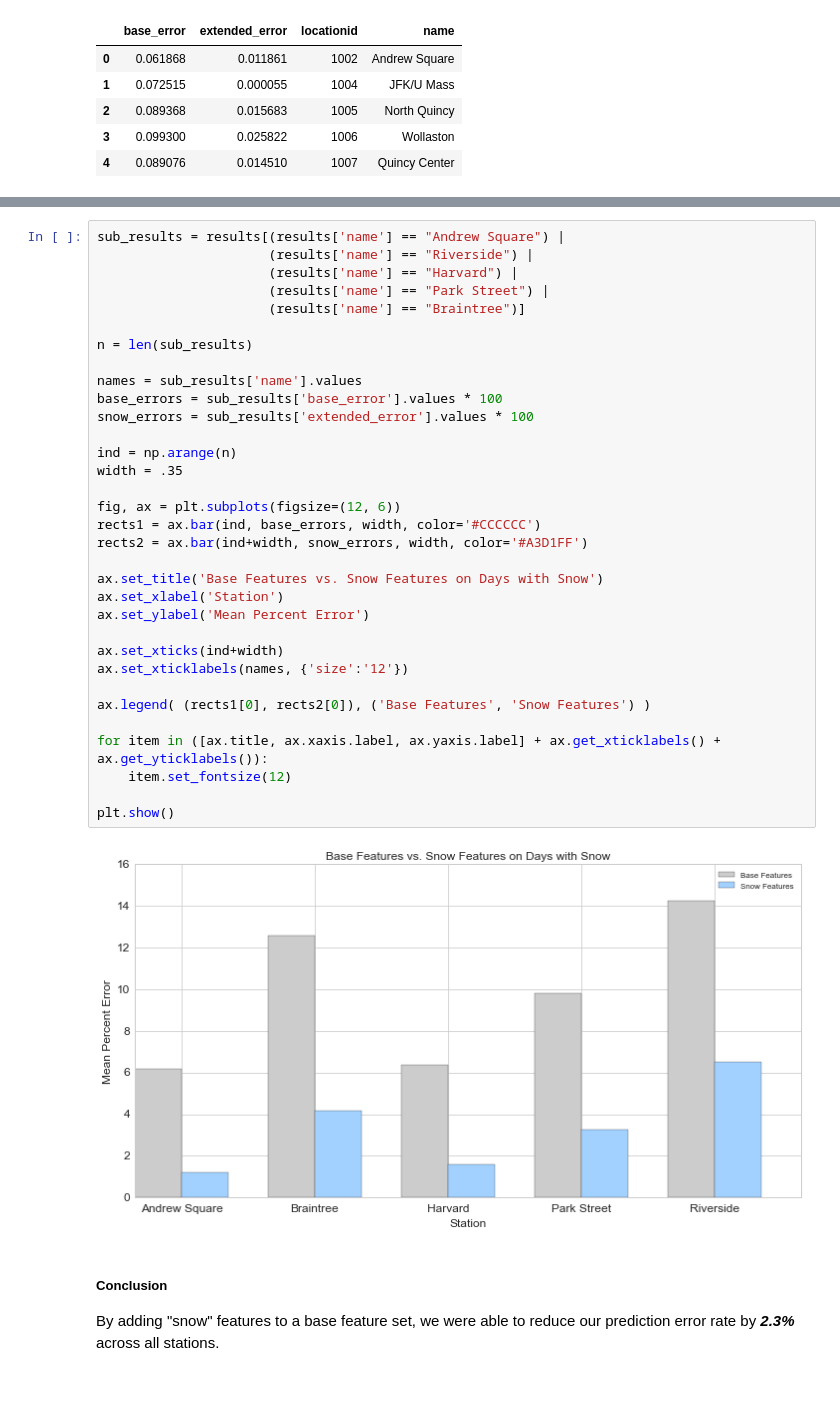
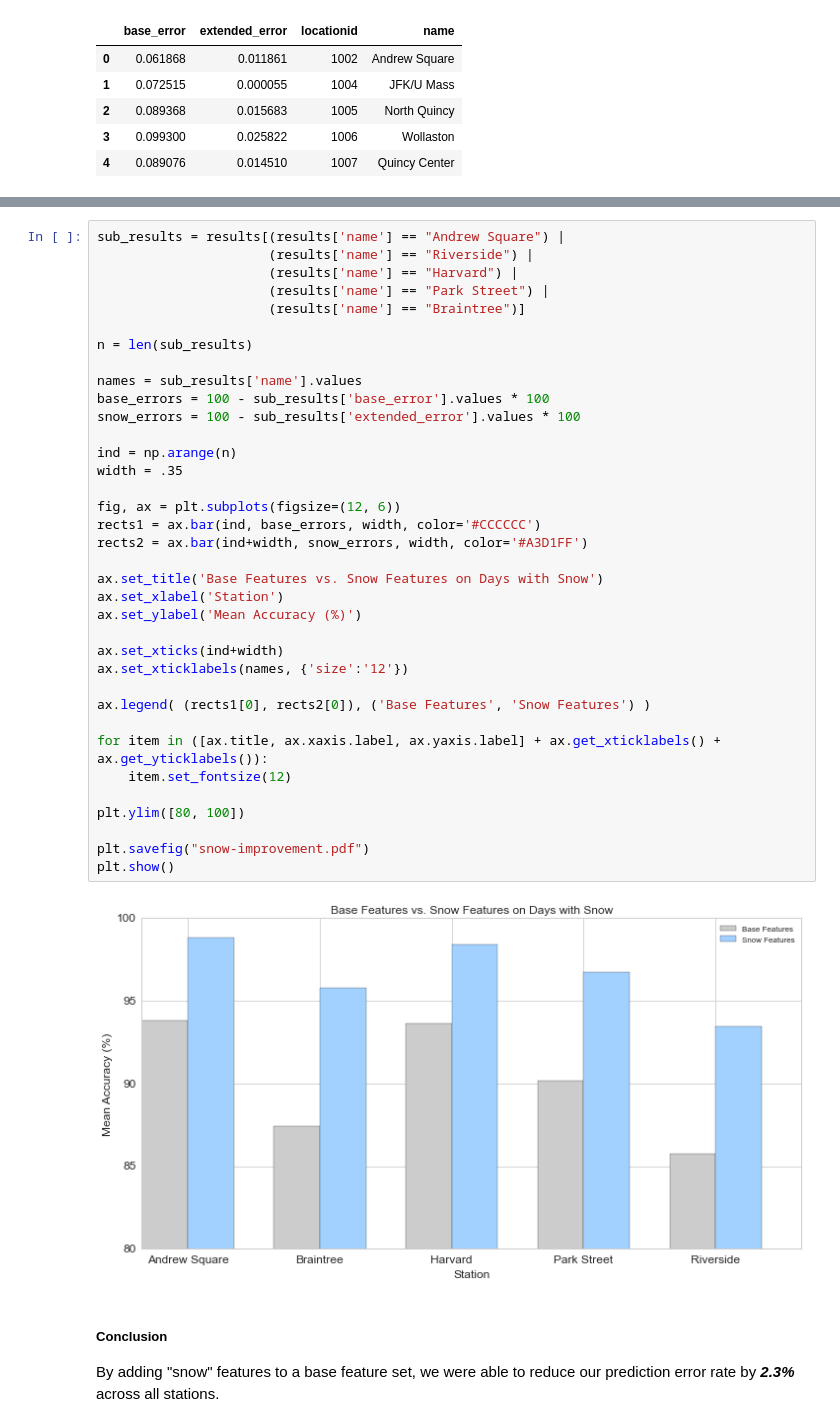
Before and after one commit to azampagl/harvard-capstone, a Jupyter notebook: src/release/Weather.ipynb, the cells around one changed output, grey strips where cells are left out. Drawn from its saved outputs; the diff is of its cells as text; blank space fills up the shorter version.

Commit message:
Added snow section to report - rough draft.

```diff
--- a/src/release/Weather.ipynb
+++ b/src/release/Weather.ipynb
@@ -972,37 +979,40 @@ Percent Error Reduction: 5.13%
 sub_results = results[(results['name'] == "Andrew Square") |
                       (results['name'] == "Riverside") |
                       (results['name'] == "Harvard") |
                       (results['name'] == "Park Street") |
                       (results['name'] == "Braintree")]
 
 n = len(sub_results)
 
 names = sub_results['name'].values
-base_errors = sub_results['base_error'].values * 100
-snow_errors = sub_results['extended_error'].values * 100
+base_errors = 100 - sub_results['base_error'].values * 100
+snow_errors = 100 - sub_results['extended_error'].values * 100
 
 ind = np.arange(n)
 width = .35
 
 fig, ax = plt.subplots(figsize=(12, 6))
 rects1 = ax.bar(ind, base_errors, width, color='#CCCCCC')
 rects2 = ax.bar(ind+width, snow_errors, width, color='#A3D1FF')
 
 ax.set_title('Base Features vs. Snow Features on Days with Snow')
 ax.set_xlabel('Station')
-ax.set_ylabel('Mean Percent Error')
+ax.set_ylabel('Mean Accuracy (%)')
 
 ax.set_xticks(ind+width)
 ax.set_xticklabels(names, {'size':'12'})
 
 ax.legend( (rects1[0], rects2[0]), ('Base Features', 'Snow Features') )
 
 for item in ([ax.title, ax.xaxis.label, ax.yaxis.label] + ax.get_xticklabels() + ax.get_yticklabels()):
     item.set_fontsize(12)
 
+plt.ylim([80, 100])
+
+plt.savefig("snow-improvement.pdf")
 plt.show()
 # %% [output]
-[figure, old version]
+[figure, new version]
 # %% [markdown]
 ##### Conclusion #####
 
```
Also changed, not shown: parts of 7 cells of this notebook, 5 other files.
